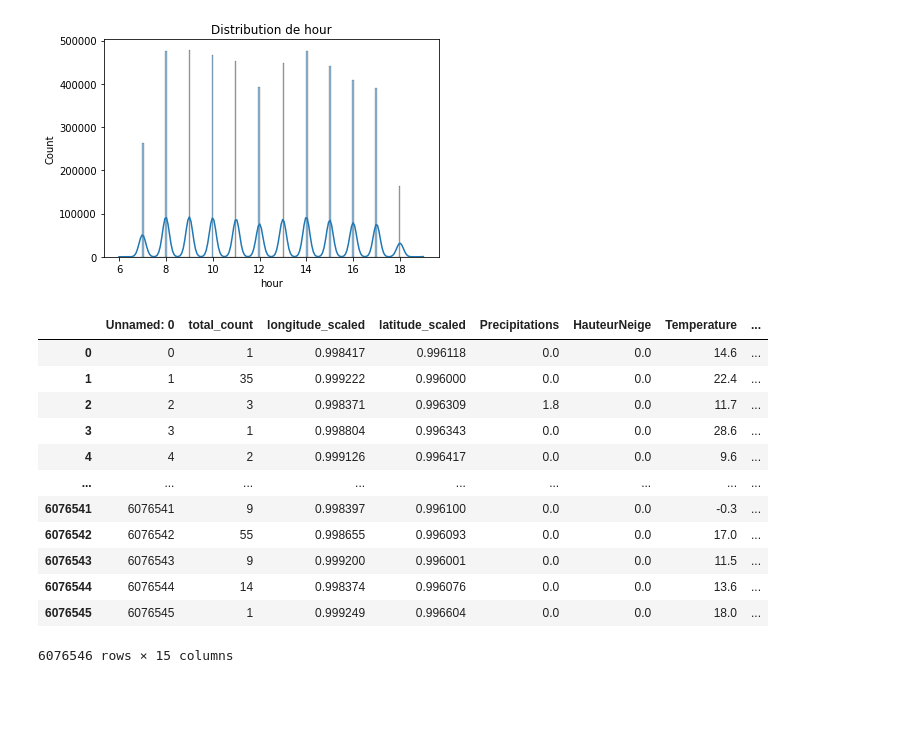
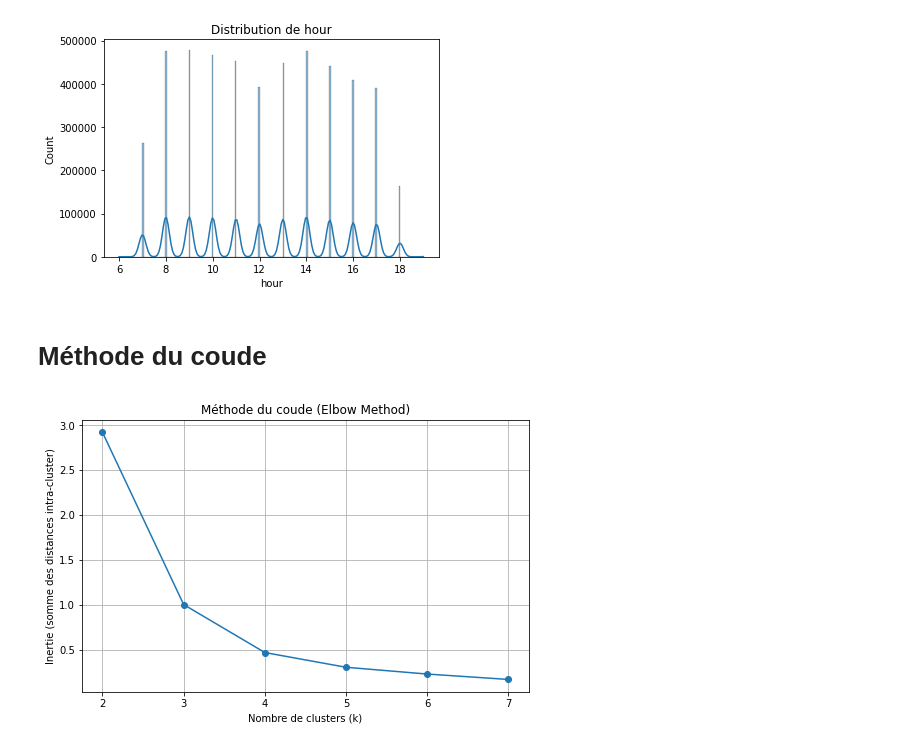
Before and after one commit to FrozenPasta/Egis_Datacraft, a Jupyter notebook: egisData.ipynb, the cells around one changed output. Cells and saved outputs as stored; diff of their text form; code cells hidden in the pictures; blank space fills up the shorter version.

```diff
--- a/egisData.ipynb
+++ b/egisData.ipynb
@@ -79,6 +88,31 @@ X_train["is_weekend"] = X_train["day_of_week"] >= 5
 X_test["hour_sin"] = np.sin(2 * np.pi * X_test["hour"] / 24)
 X_test["hour_cos"] = np.cos(2 * np.pi * X_test["hour"] / 24)
 X_test["is_weekend"] = X_test["day_of_week"] >= 5
+# %% [markdown]
+# Méthode du coude
+# %%
+from sklearn.cluster import KMeans
+import matplotlib.pyplot as plt
+
+X = X_train[["latitude_scaled", "longitude_scaled"]]  # ou d'autres colonnes géo
+inertias = []
+K_range = range(2, 8)  # à adapter selon tes données
+
+for k in K_range:
+    kmeans = KMeans(n_clusters=k, random_state=42)
+    kmeans.fit(X)
+    inertias.append(kmeans.inertia_)
+
+# Tracer la courbe
+plt.figure(figsize=(8, 5))
+plt.plot(K_range, inertias, marker='o')
+plt.title("Méthode du coude (Elbow Method)")
+plt.xlabel("Nombre de clusters (k)")
+plt.ylabel("Inertie (somme des distances intra-cluster)")
+plt.grid(True)
+plt.show()
+# %% [output]
+[figure, added]
 # %%
 from sklearn.cluster import KMeans
 
@@ -92,16 +127,0 @@ X_train["geo_cluster"] = kmeans.fit_predict(X_tr)
-# %%
-X_train
-# %% [output]
-|  | Unnamed: 0 | total_count | longitude_scaled | latitude_scaled | Precipitations | HauteurNeige | Temperature | ... |
-| 0 | 0 | 1 | 0.998417 | 0.996118 | 0.0 | 0.0 | 14.6 | ... |
-| 1 | 1 | 35 | 0.999222 | 0.996000 | 0.0 | 0.0 | 22.4 | ... |
-| 2 | 2 | 3 | 0.998371 | 0.996309 | 1.8 | 0.0 | 11.7 | ... |
-| 3 | 3 | 1 | 0.998804 | 0.996343 | 0.0 | 0.0 | 28.6 | ... |
-| 4 | 4 | 2 | 0.999126 | 0.996417 | 0.0 | 0.0 | 9.6 | ... |
-| ... | ... | ... | ... | ... | ... | ... | ... | ... |
-| 6076541 | 6076541 | 9 | 0.998397 | 0.996100 | 0.0 | 0.0 | -0.3 | ... |
-| 6076542 | 6076542 | 55 | 0.998655 | 0.996093 | 0.0 | 0.0 | 17.0 | ... |
-| 6076543 | 6076543 | 9 | 0.999200 | 0.996001 | 0.0 | 0.0 | 11.5 | ... |
-| 6076544 | 6076544 | 14 | 0.998374 | 0.996076 | 0.0 | 0.0 | 13.6 | ... |
-| 6076545 | 6076545 | 1 | 0.999249 | 0.996604 | 0.0 | 0.0 | 18.0 | ... |
-6076546 rows × 15 columns
```
Also changed, not shown: parts of 15 cells of this notebook.
